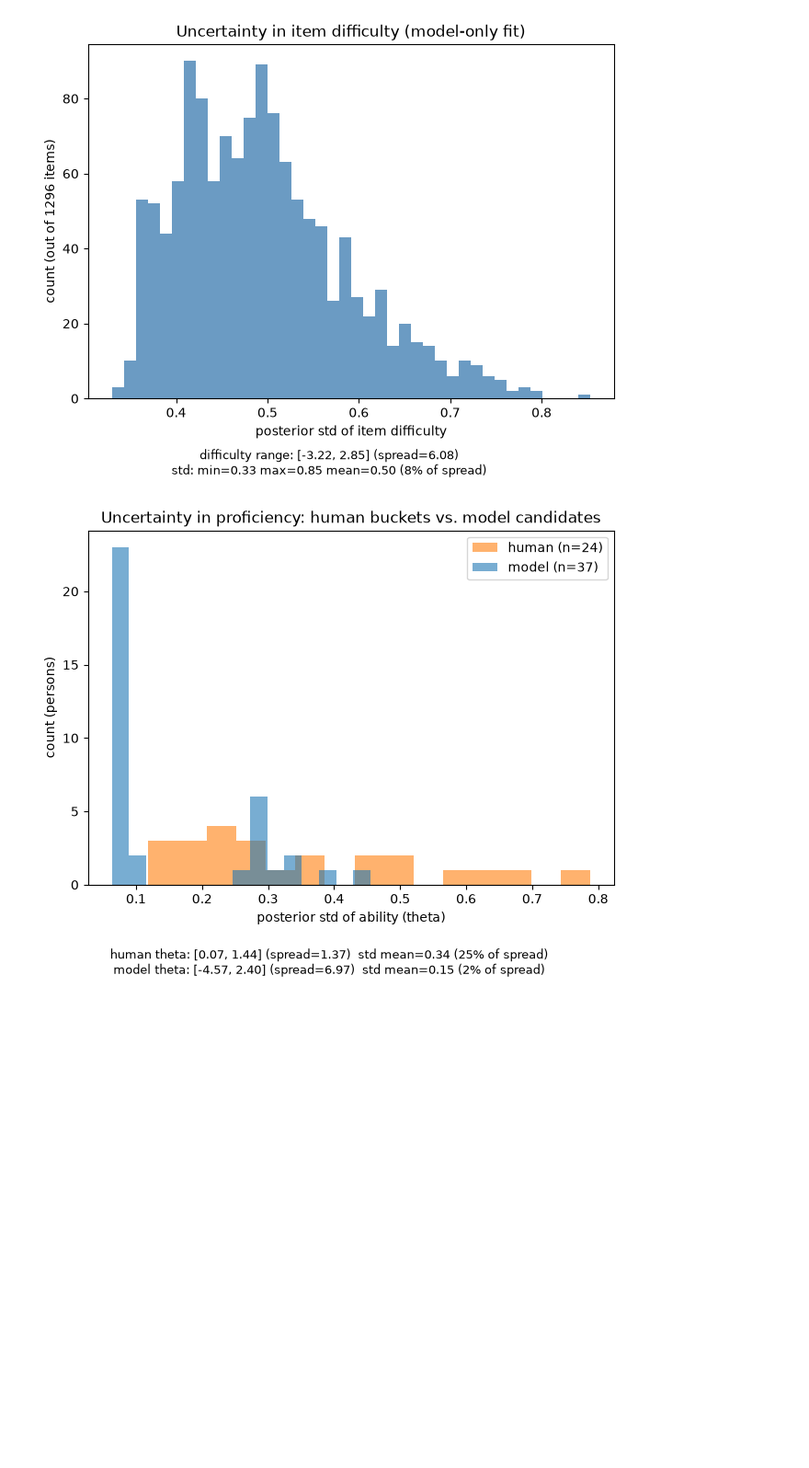
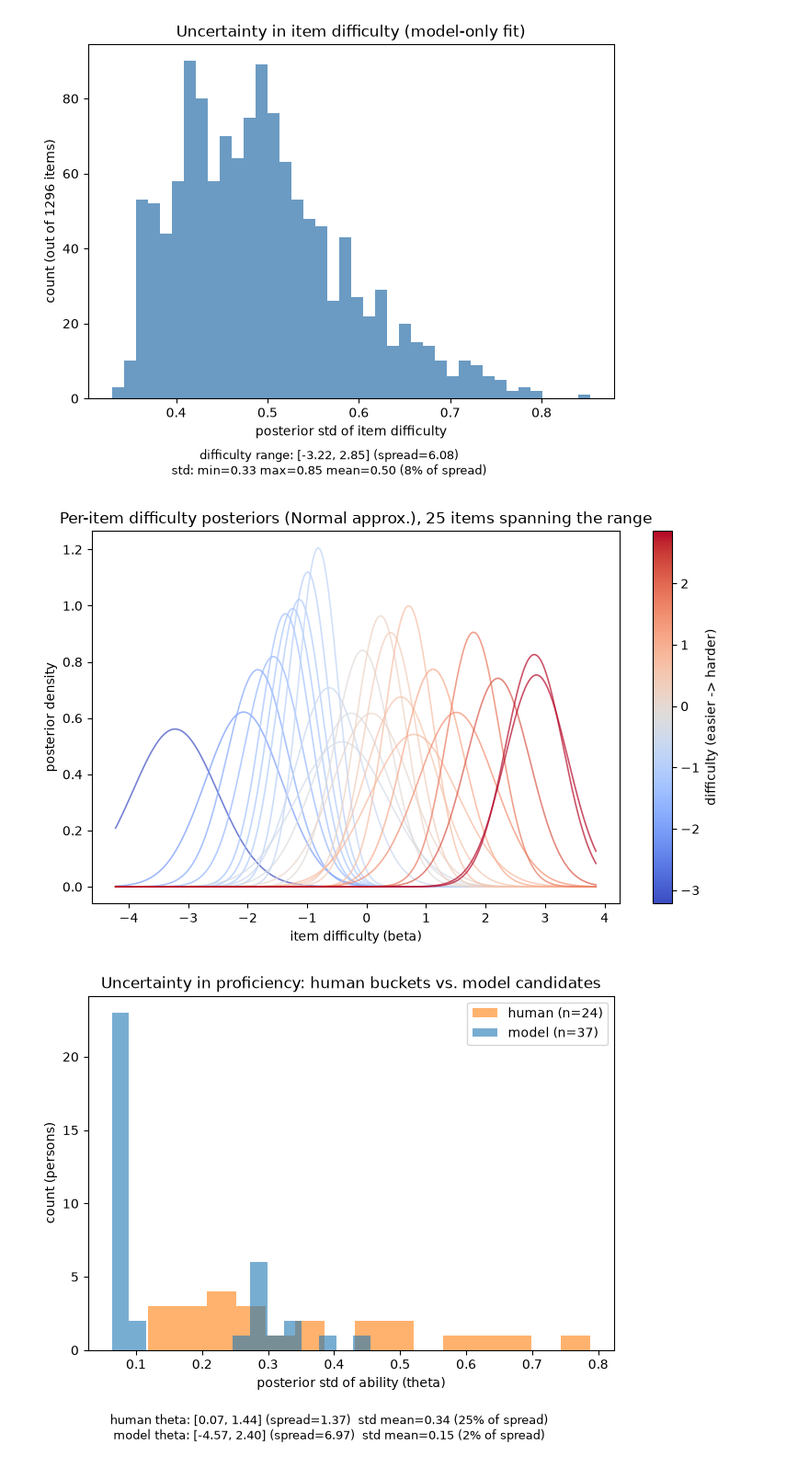
Before and after one commit to ducvugithub/reading-question-generator, a Jupyter notebook: question_difficulty/notebooks/irt_human_vs_model.ipynb, the cells around one changed output. Shown at 92% size. Cells and saved outputs as stored; diff of their text form; code cells hidden in the pictures; blank space fills up the shorter version.

Commit message:
notebook: add per-item difficulty posterior distribution curves (25-item sample)

```diff
--- a/question_difficulty/notebooks/irt_human_vs_model.ipynb
+++ b/question_difficulty/notebooks/irt_human_vs_model.ipynb
@@ -211,6 +211,36 @@ plt.tight_layout()
 plt.show()
 # %% [output]
 [figure]
+# %%
+# Per-item posterior DISTRIBUTIONS (not just point + std) -- approximated as
+# Normal(mean=difficulty, std=difficulty_std), the same two numbers the histogram
+# above used, just drawn as curves instead of a std-only summary. All 1296 would be
+# unreadable, so this samples ~25 items evenly spaced across the difficulty range.
+from scipy.stats import norm
+
+N_CURVES = 25
+sorted_items = sorted(items_sorted, key=lambda it: model_difficulty_bayes[it])
+sample_idx = np.linspace(0, len(sorted_items) - 1, N_CURVES).astype(int)
+sample_items = [sorted_items[i] for i in sample_idx]
+
+x_range = np.linspace(diff_vals_beta.min() - 1, diff_vals_beta.max() + 1, 400)
+cmap = plt.cm.coolwarm
+norm_color = plt.Normalize(diff_vals_beta.min(), diff_vals_beta.max())
+
+plt.figure(figsize=(8, 5))
+for it in sample_items:
+    mean, std = model_difficulty_bayes[it], model_difficulty_std[it]
+    plt.plot(x_range, norm.pdf(x_range, mean, std), color=cmap(norm_color(mean)), alpha=0.7, lw=1.2)
+
+plt.xlabel("item difficulty (beta)")
+plt.ylabel("posterior density")
+plt.title(f"Per-item difficulty posteriors (Normal approx.), {N_CURVES} items spanning the range")
+sm = plt.cm.ScalarMappable(cmap=cmap, norm=norm_color)
+plt.colorbar(sm, ax=plt.gca(), label="difficulty (easier -> harder)")
+plt.tight_layout()
+plt.show()
+# %% [output]
+[figure, added]
 # %%
 # Uncertainty in ability (posterior std), human-only vs. model-only, side by side
 human_ability = json.loads((SCRIPTS_DIR / "irt_bayesian_human_only_ability.json").read_text())
```
